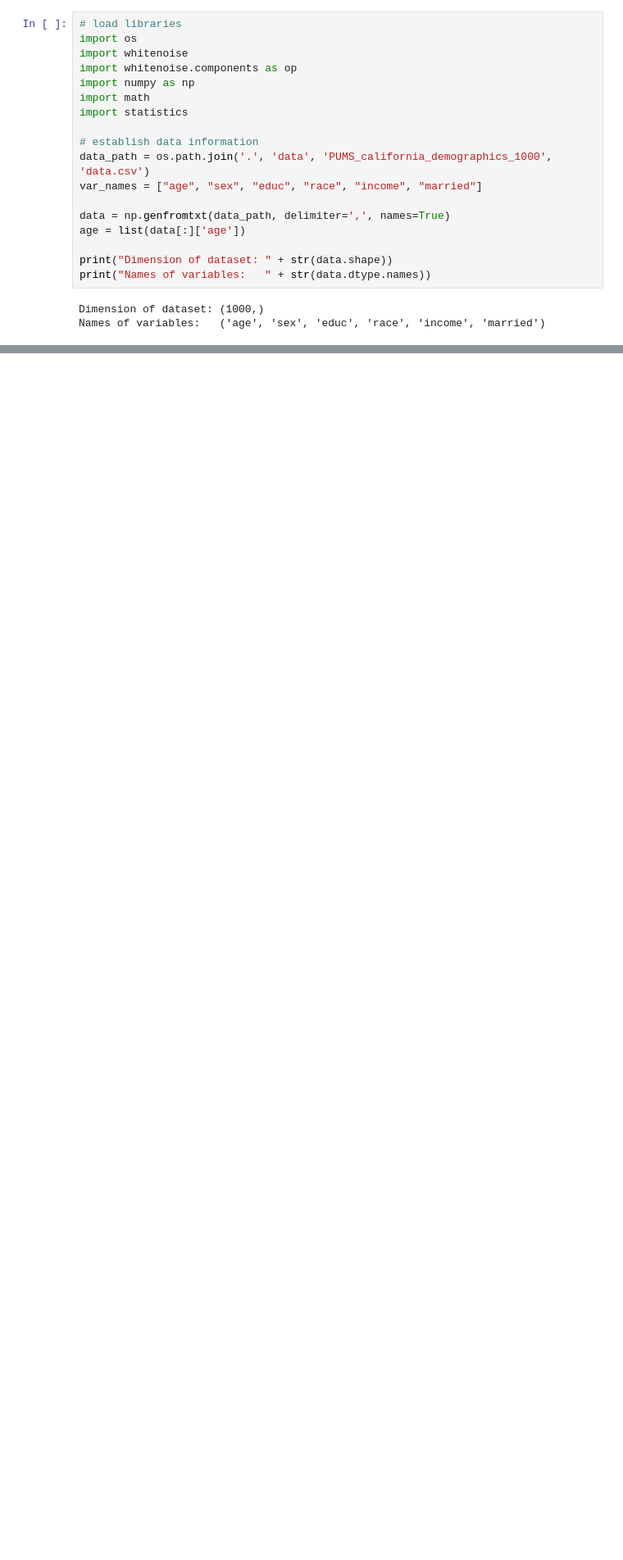
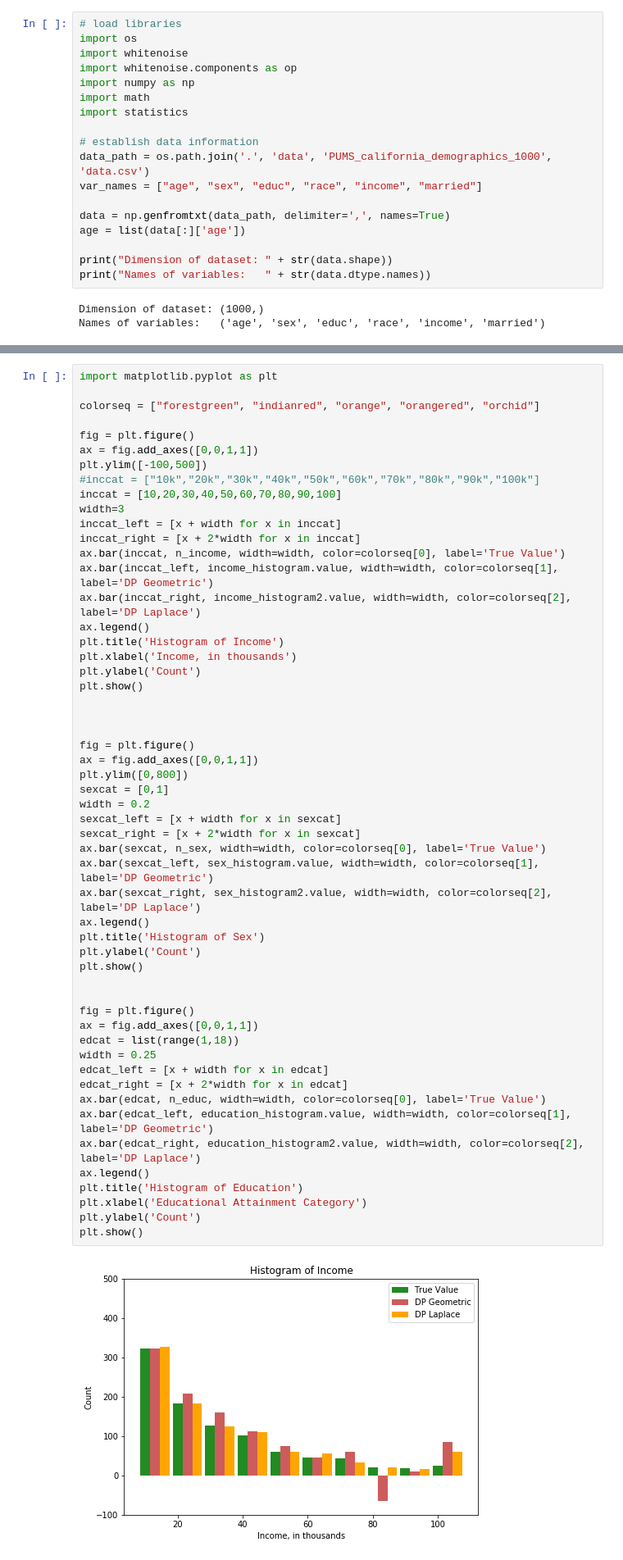
Before and after one commit to opendp/smartnoise-samples, a Jupyter notebook: analysis/histograms.ipynb, the cells around one changed output, grey strips where cells are left out. Shown at 82% size. Cells and saved outputs as stored; diff of their text form; blank space fills up the shorter version.

```diff
--- a/analysis/histograms.ipynb
+++ b/analysis/histograms.ipynb
@@ -208,0 +142,56 @@ array([ 33.,  14.,  38.,  17.,  24.,  21.,  31.,  51., 201.,  60., 165.,
+# %%
+import matplotlib.pyplot as plt
+
+colorseq = ["forestgreen", "indianred", "orange", "orangered", "orchid"]
+
+fig = plt.figure()
+ax = fig.add_axes([0,0,1,1])
+plt.ylim([-100,500])
+#inccat = ["10k","20k","30k","40k","50k","60k","70k","80k","90k","100k"]
+inccat = [10,20,30,40,50,60,70,80,90,100]
+width=3
+inccat_left = [x + width for x in inccat]
+inccat_right = [x + 2*width for x in inccat]
+ax.bar(inccat, n_income, width=width, color=colorseq[0], label='True Value')
+ax.bar(inccat_left, income_histogram.value, width=width, color=colorseq[1], label='DP Geometric')
+ax.bar(inccat_right, income_histogram2.value, width=width, color=colorseq[2], label='DP Laplace')
+ax.legend()
+plt.title('Histogram of Income')
+plt.xlabel('Income, in thousands')
+plt.ylabel('Count')
+plt.show()
+
+
+
+fig = plt.figure()
+ax = fig.add_axes([0,0,1,1])
+plt.ylim([0,800])
+sexcat = [0,1]
+width = 0.2
+sexcat_left = [x + width for x in sexcat]
+sexcat_right = [x + 2*width for x in sexcat]
+ax.bar(sexcat, n_sex, width=width, color=colorseq[0], label='True Value')
+ax.bar(sexcat_left, sex_histogram.value, width=width, color=colorseq[1], label='DP Geometric')
+ax.bar(sexcat_right, sex_histogram2.value, width=width, color=colorseq[2], label='DP Laplace')
+ax.legend()
+plt.title('Histogram of Sex')
+plt.ylabel('Count')
+plt.show()
+
+
+fig = plt.figure()
+ax = fig.add_axes([0,0,1,1])
+edcat = list(range(1,18))
+width = 0.25
+edcat_left = [x + width for x in edcat]
+edcat_right = [x + 2*width for x in edcat]
+ax.bar(edcat, n_educ, width=width, color=colorseq[0], label='True Value')
+ax.bar(edcat_left, education_histogram.value, width=width, color=colorseq[1], label='DP Geometric')
+ax.bar(edcat_right, education_histogram2.value, width=width, color=colorseq[2], label='DP Laplace')
+ax.legend()
+plt.title('Histogram of Education')
+plt.xlabel('Educational Attainment Category')
+plt.ylabel('Count')
+plt.show()
+# %% [output]
+[figure, added]
```
Also changed, not shown: parts of 9 cells of this notebook.
